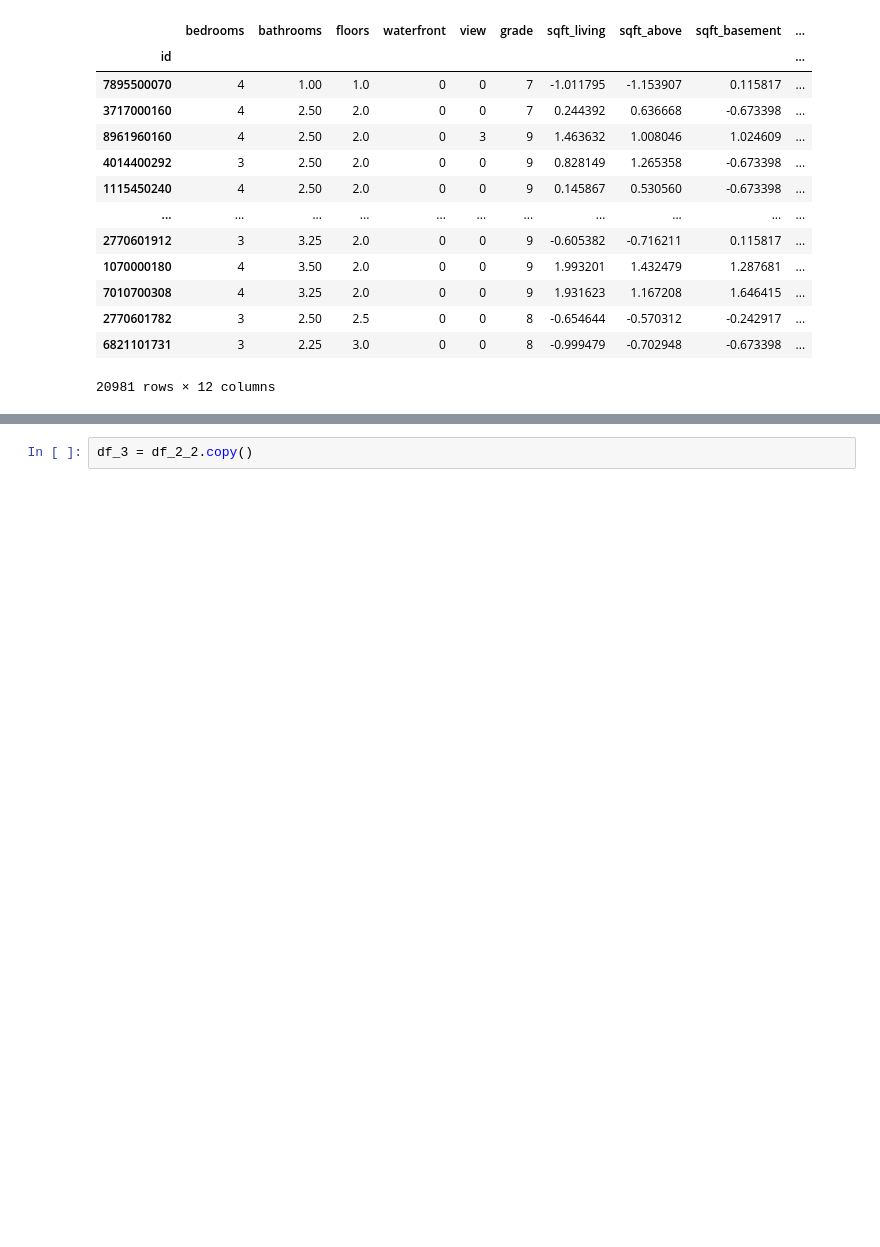
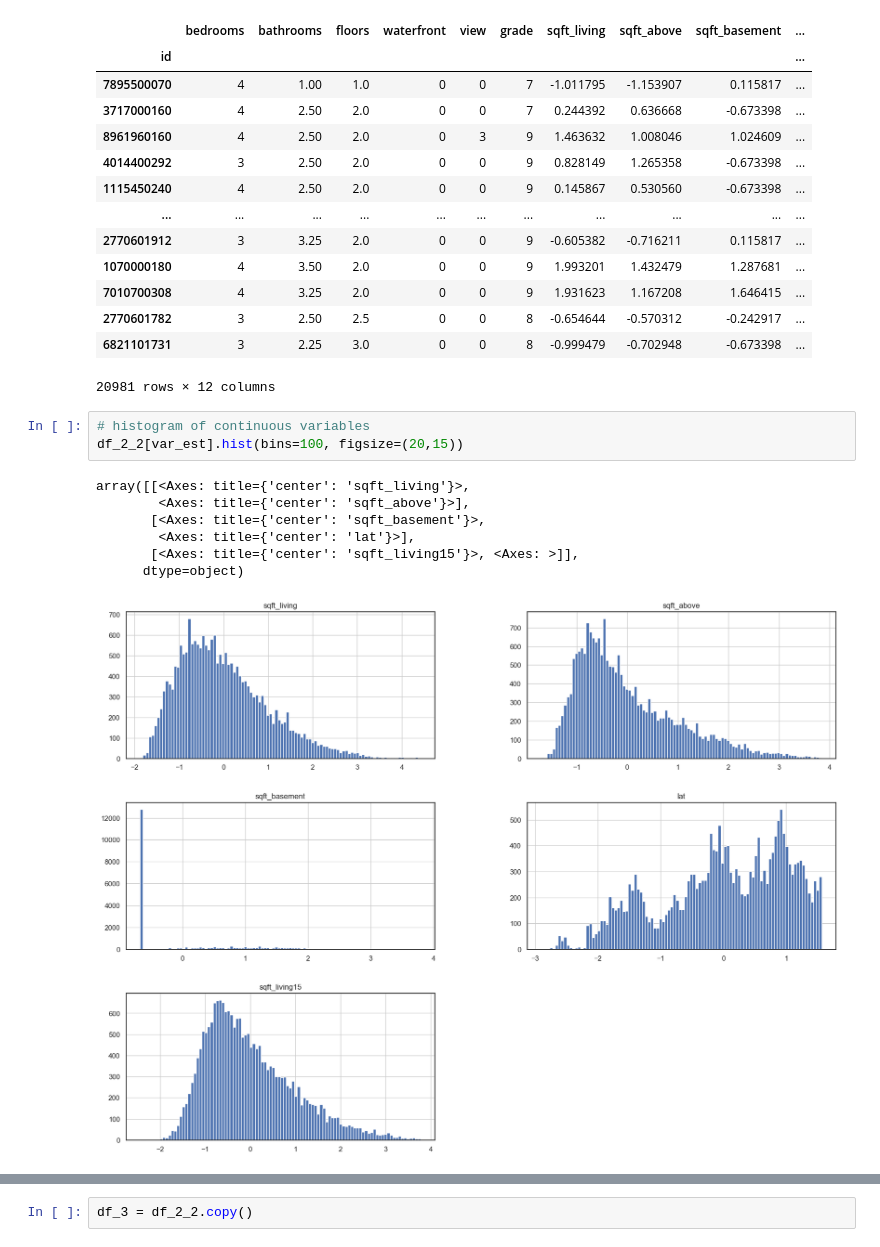
Before and after one commit to lidia-veli/UAX-DA2_Proyecto-Final_Housing, a Jupyter notebook: analisis.ipynb, the cells around one changed output, grey strips where cells are left out. Drawn from its saved outputs; the diff is of its cells as text; blank space fills up the shorter version.

```diff
--- a/analisis.ipynb
+++ b/analisis.ipynb
@@ -730,4 +734,15 @@ df_2_2
 | 2770601782 | 3 | 2.50 | 2.5 | 0 | 0 | 8 | -0.654644 | -0.570312 | -0.242917 | ... |
 | 6821101731 | 3 | 2.25 | 3.0 | 0 | 0 | 8 | -0.999479 | -0.702948 | -0.673398 | ... |
 20981 rows × 12 columns
+# %%
+# histogram of continuous variables
+df_2_2[var_est].hist(bins=100, figsize=(20,15))
+# %% [output]
+array([[<Axes: title={'center': 'sqft_living'}>,
+        <Axes: title={'center': 'sqft_above'}>],
+       [<Axes: title={'center': 'sqft_basement'}>,
+        <Axes: title={'center': 'lat'}>],
+       [<Axes: title={'center': 'sqft_living15'}>, <Axes: >]],
+      dtype=object)
+[figure, added]
 # %% [markdown]
```
Also changed, not shown: parts of 21 cells of this notebook, 1 other file.
